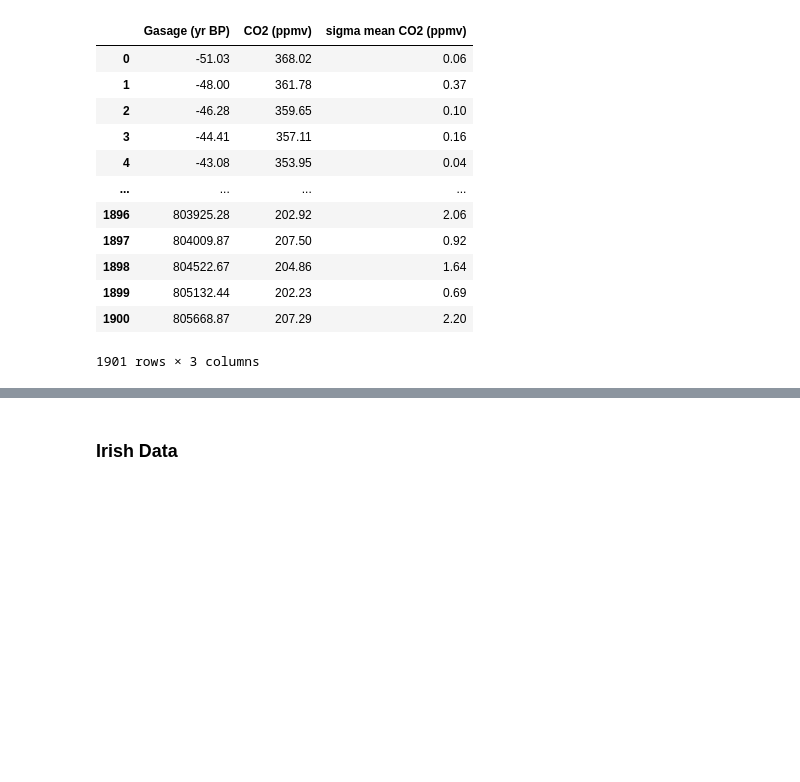
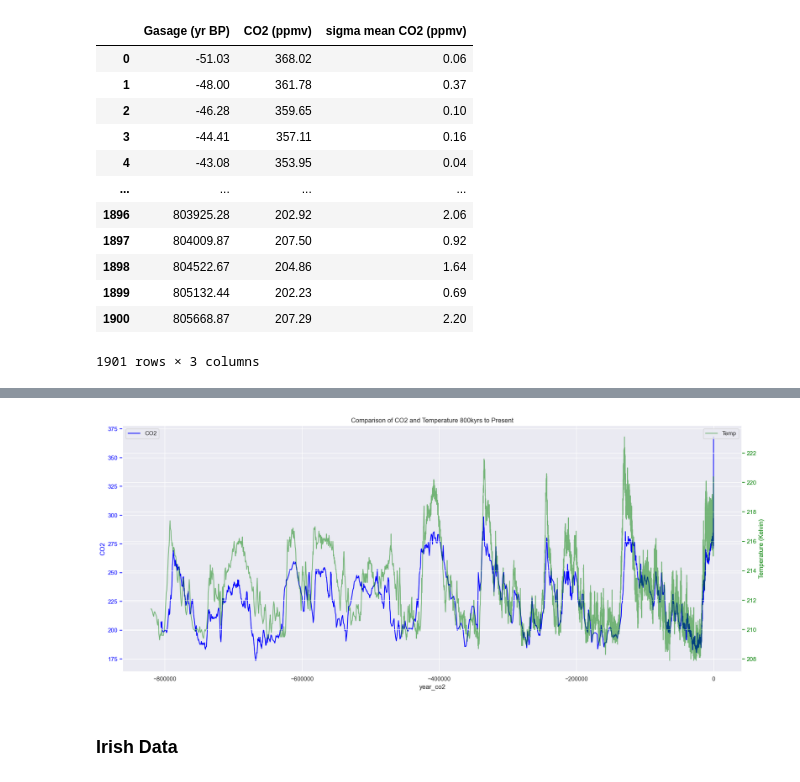
Before and after one commit to emma2d/Prog_for_DA.Project2, a Jupyter notebook: project2.ipynb, the cells around one changed output, grey strips where cells are left out. Drawn from its saved outputs; the diff is of its cells as text; code cells hidden in the pictures; blank space fills up the shorter version.

```diff
--- a/project2.ipynb
+++ b/project2.ipynb
@@ -39,0 +91,5 @@ sns.set(rc={'figure.figsize':(11.7,8.27)})
+# %%
+year_co2 = co2df[['year_co2','CO2 (ppmv)']]
+year_temp = tempdf[['year_temp','temp']]
+# %%
+co2andtemp = pd.concat([year_co2, year_temp], axis =1)
@@ -40,3 +112,32 @@ sns.set(rc={'figure.figsize':(11.7,8.27)})
+# %%
+# Plotting
+fig, ax1 = plt.subplots()
+
+# Plot the first set of data
+ax1.plot(co2andtemp['year_co2'], co2andtemp['CO2 (ppmv)'], label='CO2', color='blue')
+ax1.set_xlabel('year_co2')
+ax1.set_ylabel('CO2', color='blue')
+ax1.tick_params('y', colors='blue')
+
+# Create a second y-axis
+ax2 = ax1.twinx()
+
+# Plot the second set of data on the second y-axis
+ax2.plot(co2andtemp['year_temp'], co2andtemp['temp'], label='Temp', color='green',alpha=0.5)
+ax2.set_ylabel('Temperature (Kelvin)', color='green')
+ax2.tick_params('y', colors='green')
+
+# Add legend
+ax1.legend(loc='upper left')
+ax2.legend(loc='upper right')
+
+# Add title
+plt.title('Comparison of CO2 and Temperature 800kyrs to Present')
+
+# Display the plot
+plt.show()
+# %% [output]
+[figure, added]
 # %% [markdown]
 ### Irish Data
 # %%
```
Also changed, not shown: parts of 13 cells of this notebook.
